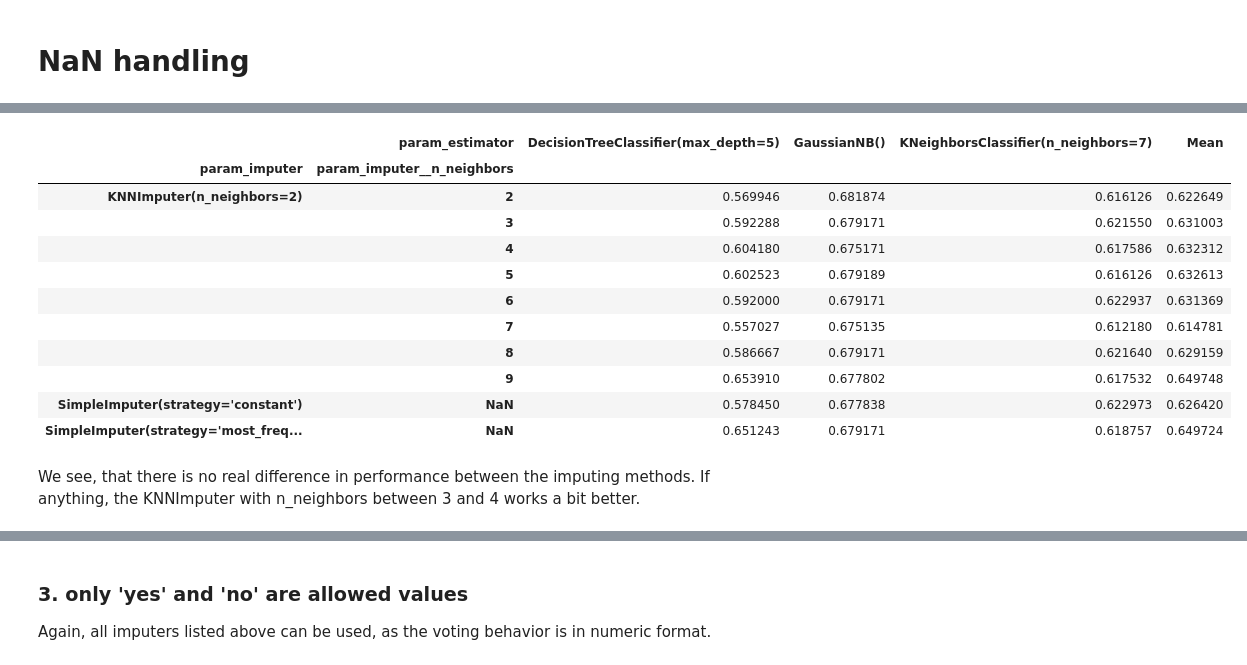
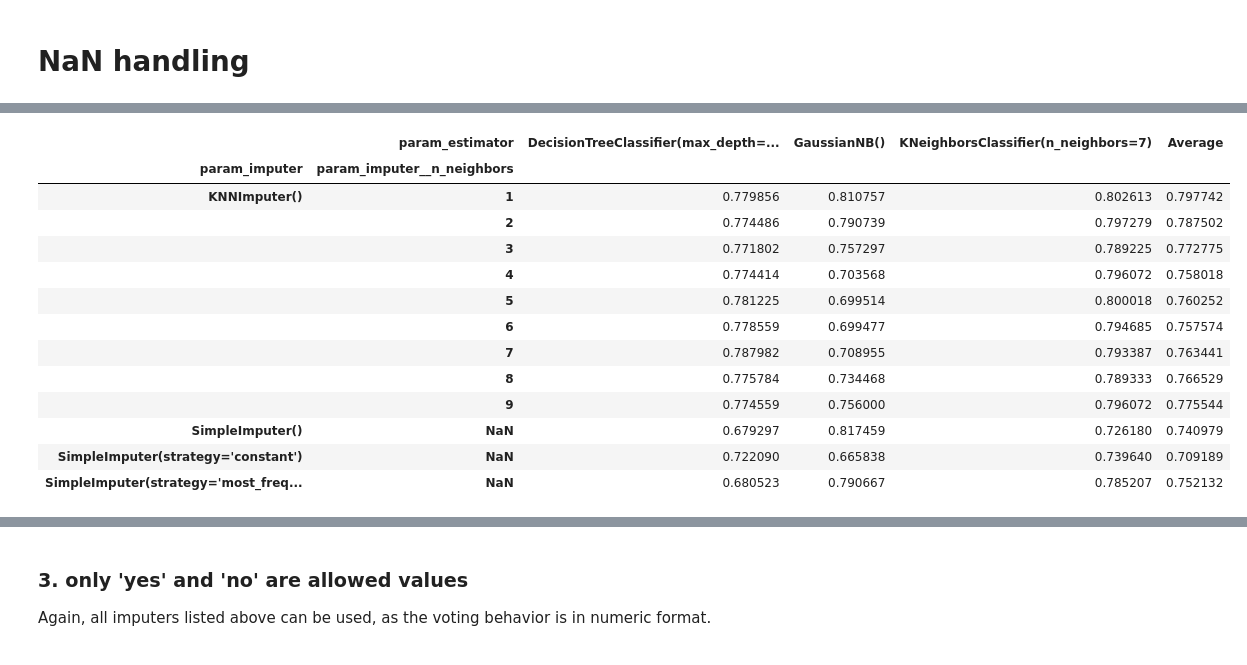
Before and after one commit to mograev/btvote, a Jupyter notebook: notebooks/1-imputing.ipynb, the cells around one changed output, grey strips where cells are left out. Saved outputs shown, nothing was run; the diff lists cells and outputs as text; code cells hidden in the pictures.

Commit message:
reworked imputing and encoding

```diff
--- a/notebooks/1-imputing.ipynb
+++ b/notebooks/1-imputing.ipynb
@@ -20,6 +35,9 @@ btvote.head()
 btvote_data = btvote.drop('party', axis=1)
 btvote_target = btvote['party']
 
+# Create a 'data' part for the alternative dataset btvote_alt
+btvote_data_alt = btvote_alt.drop('party', axis=1)
+
 # Encode the target variable
 label_encoder = preprocessing.LabelEncoder()
 btvote_target = label_encoder.fit_transform(btvote_target)
@@ -78,0 +173,19 @@ We cannot encode the voting behavior into numeric format as there is no order be
+# %%
+# encode data
+btvote_data_2a = btvote_data.replace({'absence':np.nan, 'no':0, 'yes':1, 'abstain':2})
+
+# create the grid search instance
+grid_search_estimator = GridSearchCV(pipeline, parameters, scoring=f1, cv=stratified_10_fold_cv, error_score='raise')
+
+# run the grid search
+grid_search_estimator.fit(btvote_data_2a, btvote_target)
+
+# results of all hyper-parameter combinations
+results = pd.DataFrame(grid_search_estimator.cv_results_)
+
+# pivot the results for better visualization
+results['param_imputer'] = results['param_imputer'].astype(str)
+results['param_estimator'] = results['param_estimator'].astype(str)
+pivoted_results = results.pivot(index='param_imputer', columns='param_estimator', values='mean_test_score')
+pivoted_results['Average'] = pivoted_results[['DecisionTreeClassifier(max_depth=5, random_state=42)','GaussianNB()','KNeighborsClassifier(n_neighbors=7)']].mean(axis=1)
+display(pivoted_results)
@@ -79,45 +209,46 @@ We cannot encode the voting behavior into numeric format as there is no order be
 # %%
-# define parameter grid
-parameters = [
+# redefine parameter grid
+ordinal_parameters = [
     {
-        'imputer': [SimpleImputer(strategy='most_frequent'), SimpleImputer(strategy='constant')],
-        'estimator': [KNeighborsClassifier(n_neighbors=7), DecisionTreeClassifier(max_depth=5), GaussianNB()],
+        'imputer': [SimpleImputer(strategy='mean'), SimpleImputer(strategy='most_frequent'), SimpleImputer(strategy='constant')],
+        'estimator': [KNeighborsClassifier(n_neighbors=7), DecisionTreeClassifier(max_depth=5, random_state=42), GaussianNB()],
     }, {
         'imputer': [KNNImputer()],
-        'imputer__n_neighbors': range(2,10),
-        'estimator': [KNeighborsClassifier(n_neighbors=7), DecisionTreeClassifier(max_depth=5), GaussianNB()],
+        'imputer__n_neighbors': range(1,10),
+        'estimator': [KNeighborsClassifier(n_neighbors=7), DecisionTreeClassifier(max_depth=5, random_state=42), GaussianNB()],
     }
 ]
 # %%
-btvote_data_1 = btvote_data.copy()
+# encode data
+btvote_data_2b = btvote_data.replace({'absence':np.nan, 'no':0, 'abstain':0.5, 'yes':1})
 
 # create the grid search instance
-grid_search_estimator = GridSearchCV(pipeline, parameters, scoring=f1, cv=stratified_10_fold_cv, error_score='raise')
+grid_search_estimator = GridSearchCV(ordinal_pipeline, ordinal_parameters, scoring=f1, cv=stratified_10_fold_cv, error_score='raise')
 
 # run the grid search
-grid_search_estimator.fit(btvote_data_1, btvote_target)
+grid_search_estimator.fit(btvote_data_2b, btvote_target)
 
 # results of all hyper-parameter combinations
 results = pd.DataFrame(grid_search_estimator.cv_results_)
 
 # pivot the results for better visualization
 results['param_imputer'] = results['param_imputer'].astype(str)
 results['param_estimator'] = results['param_estimator'].astype(str)
 pivoted_results = results.pivot(index=['param_imputer','param_imputer__n_neighbors'], columns='param_estimator', values='mean_test_score')
-pivoted_results['Average'] = pivoted_results[['DecisionTreeClassifier(max_depth=5)','GaussianNB()','KNeighborsClassifier(n_neighbors=7)']].mean(axis=1)
+pivoted_results['Average'] = pivoted_results[['DecisionTreeClassifier(max_depth=5, random_state=42)','GaussianNB()','KNeighborsClassifier(n_neighbors=7)']].mean(axis=1)
 display(pivoted_results)
 # %% [output]
-|  | param_estimator | DecisionTreeClassifier(max_depth=5) | GaussianNB() | KNeighborsClassifier(n_neighbors=7) | Mean |
+|  | param_estimator | DecisionTreeClassifier(max_depth=... | GaussianNB() | KNeighborsClassifier(n_neighbors=7) | Average |
 | param_imputer | param_imputer__n_neighbors |  |  |  |  |
-| KNNImputer(n_neighbors=2) | 2 | 0.569946 | 0.681874 | 0.616126 | 0.622649 |
-|  | 3 | 0.592288 | 0.679171 | 0.621550 | 0.631003 |
-|  | 4 | 0.604180 | 0.675171 | 0.617586 | 0.632312 |
-|  | 5 | 0.602523 | 0.679189 | 0.616126 | 0.632613 |
-|  | 6 | 0.592000 | 0.679171 | 0.622937 | 0.631369 |
-|  | 7 | 0.557027 | 0.675135 | 0.612180 | 0.614781 |
-|  | 8 | 0.586667 | 0.679171 | 0.621640 | 0.629159 |
-|  | 9 | 0.653910 | 0.677802 | 0.617532 | 0.649748 |
-| SimpleImputer(strategy='constant') | NaN | 0.578450 | 0.677838 | 0.622973 | 0.626420 |
-| SimpleImputer(strategy='most_freq... | NaN | 0.651243 | 0.679171 | 0.618757 | 0.649724 |
+| KNNImputer() | 1 | 0.779856 | 0.810757 | 0.802613 | 0.797742 |
+|  | 2 | 0.774486 | 0.790739 | 0.797279 | 0.787502 |
+|  | 3 | 0.771802 | 0.757297 | 0.789225 | 0.772775 |
+|  | 4 | 0.774414 | 0.703568 | 0.796072 | 0.758018 |
+|  | 5 | 0.781225 | 0.699514 | 0.800018 | 0.760252 |
+|  | 6 | 0.778559 | 0.699477 | 0.794685 | 0.757574 |
+|  | 7 | 0.787982 | 0.708955 | 0.793387 | 0.763441 |
+|  | 8 | 0.775784 | 0.734468 | 0.789333 | 0.766529 |
+|  | 9 | 0.774559 | 0.756000 | 0.796072 | 0.775544 |
+| SimpleImputer() | NaN | 0.679297 | 0.817459 | 0.726180 | 0.740979 |
+| SimpleImputer(strategy='constant') | NaN | 0.722090 | 0.665838 | 0.739640 | 0.709189 |
+| SimpleImputer(strategy='most_freq... | NaN | 0.680523 | 0.790667 | 0.785207 | 0.752132 |
-# %% [markdown]
-We see, that there is no real difference in performance between the imputing methods. If anything, the KNNImputer with n_neighbors between 3 and 4 works a bit better.
```
Also changed, not shown: parts of 32 cells of this notebook, 1 other file.
